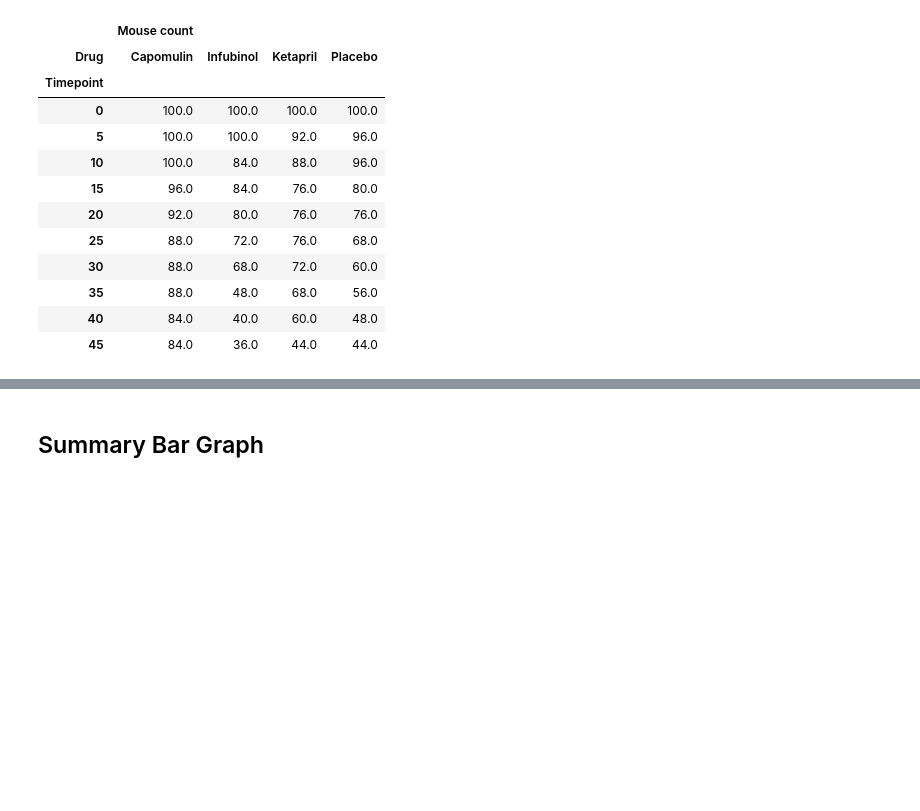
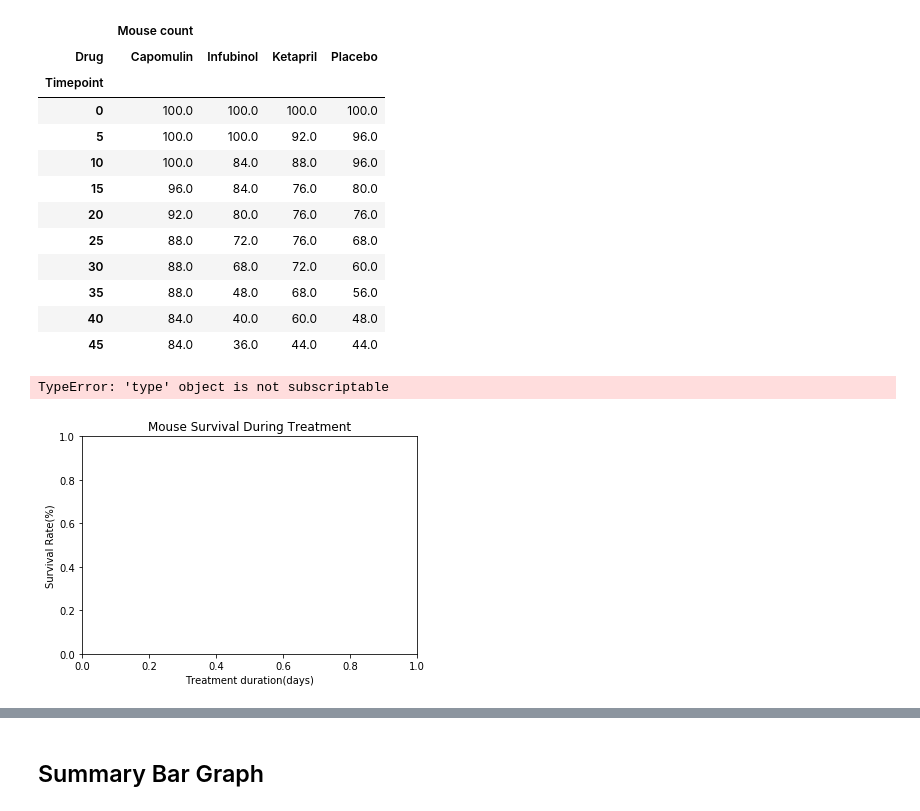
Before and after one commit to rinatiwari/Matplotib, a Jupyter notebook: RT_HW_Pymaceuticals/Pymaceuticals/pymaceuticals_starter.ipynb, the cells around one changed output, grey strips where cells are left out. Cells and saved outputs as stored; diff of their text form; code cells hidden in the pictures; blank space fills up the shorter version.

```diff
--- a/RT_HW_Pymaceuticals/Pymaceuticals/pymaceuticals_starter.ipynb
+++ b/RT_HW_Pymaceuticals/Pymaceuticals/pymaceuticals_starter.ipynb
@@ -489,41 +489,42 @@ x_axis = np.arange(0, 50, 5)
 # Set the plot title and axes titles
 plt.title("Mouse Survival During Treatment")
 plt.xlabel("Treatment duration(days)")
 plt.ylabel("Survival Rate(%)")
 
 
+# Plot
 
-# Plot the 'mean' list vs. the established x axis with error
-
-capomulin_percent_list=survival_df.iloc[":,0"]
+capomulin_percent_list=survival_df.iloc(int[":,0"])
 ax.errorbar(x_axis,capomulin_percent_list, color="red", marker="o",label="Capomulin")
 
-infubinol_percent_list=survival_df.iloc[":,1"]
+infubinol_percent_list=survival_df.iloc(int[":,1"])
 ax.errorbar(x_axis,infubinol_percent_list, color="blue", marker="^", label="Infubinol")
 
-ketapril_percent_list=survival_df.iloc[":,2"]
-ax.errorbar(x_axis,ketapril_percent_list, color="green", marker="s",
-                   label="Ketapril")
+ketapril_percent_list=survival_df.iloc(int[":,2"])
+ax.errorbar(x_axis,ketapril_percent_list, color="green", marker="s", label="Ketapril")
 
-placebo_percent_list=survival_df.iloc[":,3"]
+placebo_percent_list=survival_df.iloc(int[":,3"])
 ax.errorbar(x_axis,placebo_percent_list, color="black", marker="D", label="Placebo")
 
 # Add the legend and gridlines
 ax.legend(loc=2)
 
 tick_locations = [value for value in x_axis]
 ax.set_xticks(tick_locations, minor=False)
 ax.grid('True', which='major', linestyle= 'solid', axis='y', linewidth=0.75)
 
 plt.xlim(0, max(x_axis)+2)
 
 plt.tight_layout()
 
 # Save the Figure
 plt.savefig("../Images/Metsastatic_Spread_RT.png")
 
 # Show the Figure
 plt.show()
+# %% [output]
+TypeError: 'type' object is not subscriptable
+[figure, added]
 # %% [markdown]
 ![Metastatic Spread During Treatment](../Images/survival.png)
 # %% [markdown]
```
Also changed, not shown: parts of 2 cells of this notebook.
